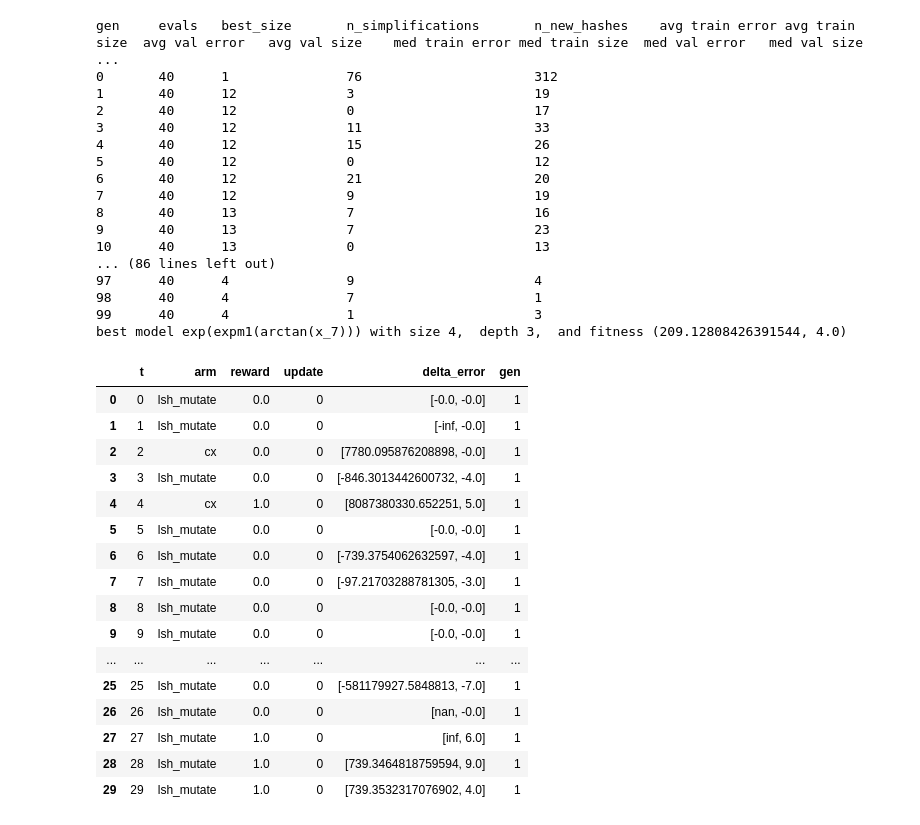
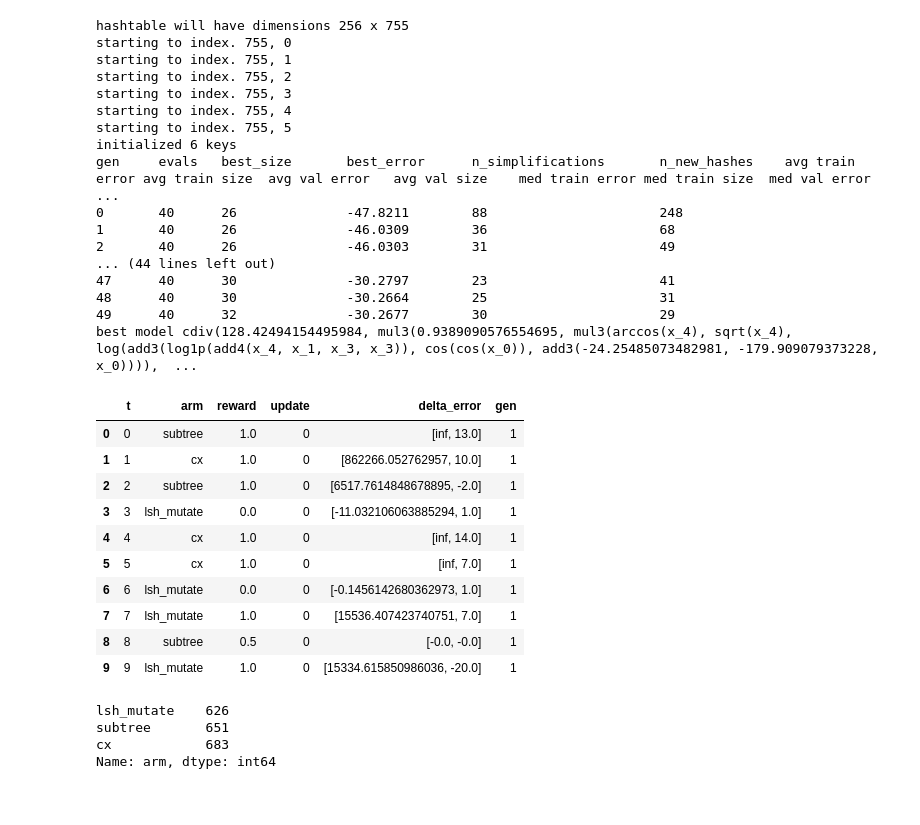
Before and after one commit to gAldeia/hashing-symbolic-expressions, a Jupyter notebook: models/test.ipynb, the cells around one changed output. Drawn from its saved outputs; the diff is of its cells as text; code cells hidden in the pictures.

Commit message:
Models for the new implementation

```diff
--- a/models/test.ipynb
+++ b/models/test.ipynb
@@ -4,7 +4,7 @@ import pandas as pd
 import numpy as np
 from sklearn.model_selection import train_test_split
 
-df = pd.read_csv('../data/lexicase_paper/d_concrete.txt', sep=',')
+df = pd.read_csv('../data/lexicase_paper/d_airfoil.txt', sep=',')
 
 # DEAP interface requires X and y to be numpy arrays, not pandas dataframes
 X = df.drop('label', axis=1).values
@@ -14,7 +14,7 @@ X_train, X_test, y_train, y_test = train_test_split(X, y)
 
 estimator = NSGAIIRegressor(**{
     'pop_size'        : 40,
-    'max_gen'         : 100,
+    'max_gen'         : 50,
     'max_depth'       : 7,  # 8
     'max_size'        : 2**7, # 75
     'objectives'      : ['error', 'size'],
@@ -31,46 +31,47 @@ estimator = NSGAIIRegressor(**{
     'use_context'     : False,
 
     'simplification_method' : 'bottom_up',
-    'simplification_tolerance' : 1e-2,
+    'simplification_tolerance' : 1e-0,
     'verbosity'       : 1,
     'survival'       : 'tournament'
 }).fit(X_train, y_train)
 # %% [output]
-gen     evals   best_size       n_simplifications       n_new_hashes    avg train error avg train size  avg val error   avg val size    med train error med train size  med val error   med val size     ...
-0       40      1               76                      312
-1       40      12              3                       19
-2       40      12              0                       17
-3       40      12              11                      33
-4       40      12              15                      26
-5       40      12              0                       12
-6       40      12              21                      20
-7       40      12              9                       19
-8       40      13              7                       16
-9       40      13              7                       23
-10      40      13              0                       13
-... (86 lines left out)
-97      40      4               9                       4
-98      40      4               7                       1
-99      40      4               1                       3
-best model exp(expm1(arctan(x_7))) with size 4,  depth 3,  and fitness (209.12808426391544, 4.0)
+hashtable will have dimensions 256 x 755
+starting to index. 755, 0
+starting to index. 755, 1
+starting to index. 755, 2
+starting to index. 755, 3
+starting to index. 755, 4
+starting to index. 755, 5
+initialized 6 keys
+gen     evals   best_size       best_error      n_simplifications       n_new_hashes    avg train error avg train size  avg val error   avg val size    med train error med train size  med val error    ...
+0       40      26              -47.8211        88                      248
+1       40      26              -46.0309        36                      68
+2       40      26              -46.0303        31                      49
+... (44 lines left out)
+47      40      30              -30.2797        23                      41
+48      40      30              -30.2664        25                      31
+49      40      32              -30.2677        30                      29
+best model cdiv(128.42494154495984, mul3(0.9389090576554695, mul3(arccos(x_4), sqrt(x_4), log(add3(log1p(add4(x_4, x_1, x_3, x_3)), cos(cos(x_0)), add3(-24.25485073482981, -179.909079373228, x_0)))),  ...
 # %%
 # Should not give erros even without mabs
-pd.DataFrame(estimator.variator.mab.pull_history).iloc[:30]
+pd.DataFrame(estimator.variator.mab.pull_history).iloc[:10]
 # %% [output]
 |  | t | arm | reward | update | delta_error | gen |
-| 0 | 0 | lsh_mutate | 0.0 | 0 | [-0.0, -0.0] | 1 |
-| 1 | 1 | lsh_mutate | 0.0 | 0 | [-inf, -0.0] | 1 |
-| 2 | 2 | cx | 0.0 | 0 | [7780.095876208898, -0.0] | 1 |
-| 3 | 3 | lsh_mutate | 0.0 | 0 | [-846.3013442600732, -4.0] | 1 |
-| 4 | 4 | cx | 1.0 | 0 | [8087380330.652251, 5.0] | 1 |
-| 5 | 5 | lsh_mutate | 0.0 | 0 | [-0.0, -0.0] | 1 |
-| 6 | 6 | lsh_mutate | 0.0 | 0 | [-739.3754062632597, -4.0] | 1 |
-| 7 | 7 | lsh_mutate | 0.0 | 0 | [-97.21703288781305, -3.0] | 1 |
-| 8 | 8 | lsh_mutate | 0.0 | 0 | [-0.0, -0.0] | 1 |
-| 9 | 9 | lsh_mutate | 0.0 | 0 | [-0.0, -0.0] | 1 |
-| ... | ... | ... | ... | ... | ... | ... |
-| 25 | 25 | lsh_mutate | 0.0 | 0 | [-581179927.5848813, -7.0] | 1 |
-| 26 | 26 | lsh_mutate | 0.0 | 0 | [nan, -0.0] | 1 |
-| 27 | 27 | lsh_mutate | 1.0 | 0 | [inf, 6.0] | 1 |
-| 28 | 28 | lsh_mutate | 1.0 | 0 | [739.3464818759594, 9.0] | 1 |
-| 29 | 29 | lsh_mutate | 1.0 | 0 | [739.3532317076902, 4.0] | 1 |
+| 0 | 0 | subtree | 1.0 | 0 | [inf, 13.0] | 1 |
+| 1 | 1 | cx | 1.0 | 0 | [862266.052762957, 10.0] | 1 |
+| 2 | 2 | subtree | 1.0 | 0 | [6517.7614848678895, -2.0] | 1 |
+| 3 | 3 | lsh_mutate | 0.0 | 0 | [-11.032106063885294, 1.0] | 1 |
+| 4 | 4 | cx | 1.0 | 0 | [inf, 14.0] | 1 |
+| 5 | 5 | cx | 1.0 | 0 | [inf, 7.0] | 1 |
+| 6 | 6 | lsh_mutate | 0.0 | 0 | [-0.1456142680362973, 1.0] | 1 |
+| 7 | 7 | lsh_mutate | 1.0 | 0 | [15536.407423740751, 7.0] | 1 |
+| 8 | 8 | subtree | 0.5 | 0 | [-0.0, -0.0] | 1 |
+| 9 | 9 | lsh_mutate | 1.0 | 0 | [15334.615850986036, -20.0] | 1 |
+# %%
+pd.DataFrame(estimator.variator.mab.pull_history)['arm'].value_counts().sort_values()
+# %% [output]
+lsh_mutate    626
+subtree       651
+cx            683
+Name: arm, dtype: int64
```
Also changed, not shown: parts of 4 cells of this notebook, 4 other files.
